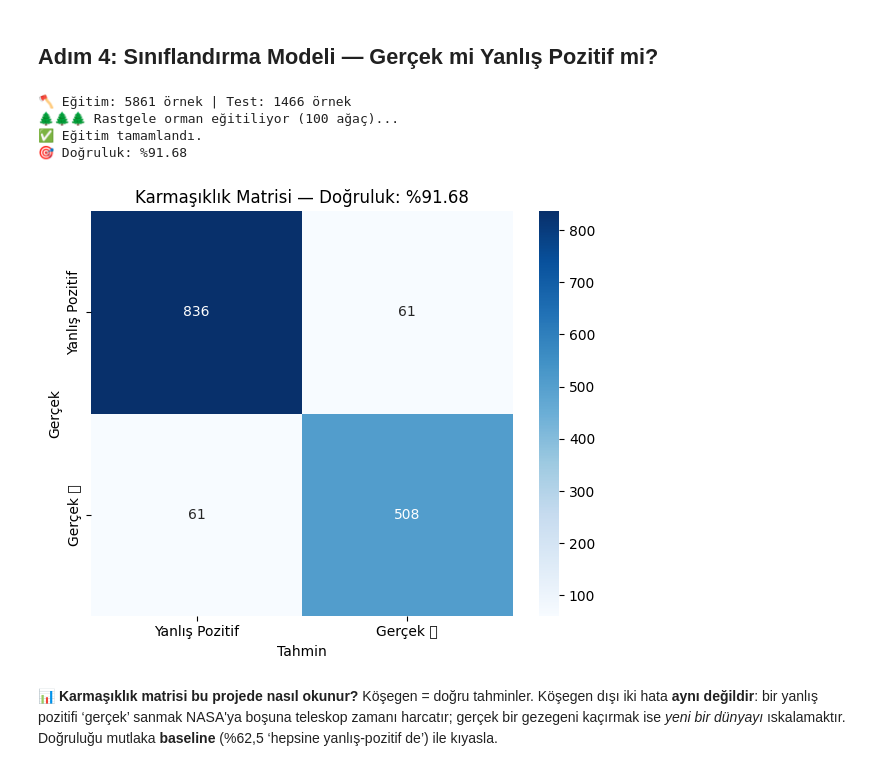
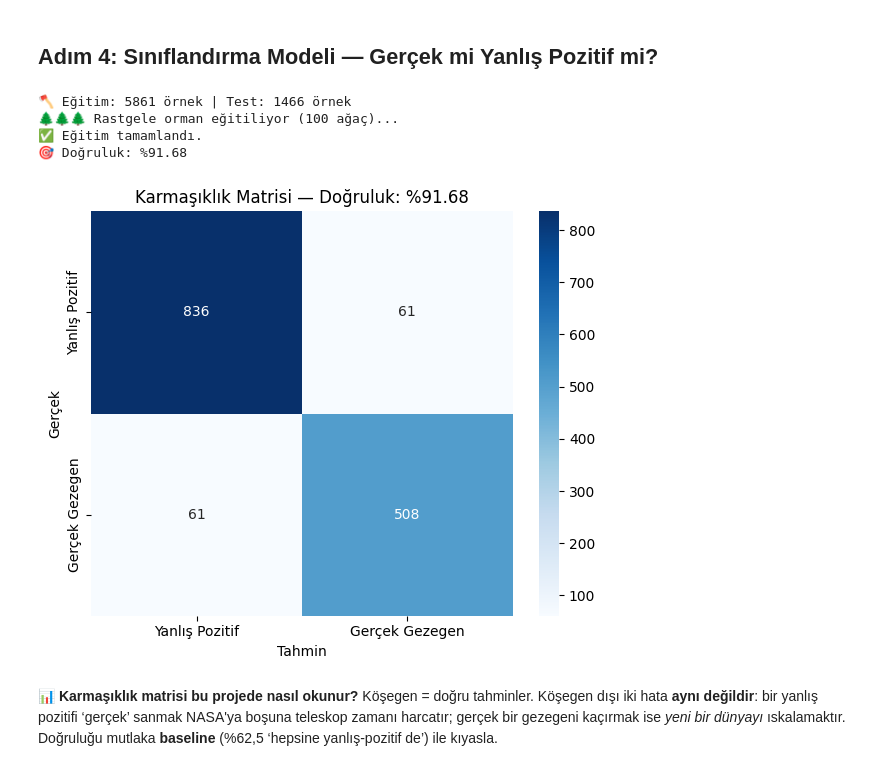
Before and after one commit to GulayBenguUlukaya/STEM_yaz_kampi_2026, a Jupyter notebook: rendered/mini_proje1_uzay.ipynb, the cells around one changed output. Cells and saved outputs as stored; diff of their text form; code cells hidden in the pictures.

```diff
--- a/rendered/mini_proje1_uzay.ipynb
+++ b/rendered/mini_proje1_uzay.ipynb
@@ -207,20 +207,20 @@ dagilim_grafigi(
 # %%
 ozellikler = ['yorunge_periyodu_gun', 'transit_suresi_saat', 'transit_derinligi_ppm',
               'gezegen_yaricap_dunya', 'yildiz_sicakligi_K', 'yildiz_yaricap_gunes',
               'denge_sicakligi_K', 'sinyal_gurultu_orani']
 uzay_clean = uzay.dropna(subset=ozellikler)
 X = uzay_clean[ozellikler]
 y = uzay_clean['gercek_gezegen']
 
 X_egitim, X_test, y_egitim, y_test = egitim_test_bol(X, y)
 model = rastgele_orman_egit(X_egitim, y_egitim)
-dogruluk = model_degerlendir(model, X_test, y_test, sinif_adlari=['Yanlış Pozitif', 'Gerçek 🪐'])
+dogruluk = model_degerlendir(model, X_test, y_test, sinif_adlari=['Yanlış Pozitif', 'Gerçek Gezegen'])
 # %% [output]
 🪓 Eğitim: 5861 örnek | Test: 1466 örnek
 🌲🌲🌲 Rastgele orman eğitiliyor (100 ağaç)...
 ✅ Eğitim tamamlandı.
 🎯 Doğruluk: %91.68
-[figure, old version]
+[figure, new version]
 # %% [markdown]
 📊 **Karmaşıklık matrisi bu projede nasıl okunur?** Köşegen = doğru tahminler. Köşegen dışı iki hata **aynı değildir**: bir yanlış pozitifi ‘gerçek’ sanmak NASA'ya boşuna teleskop zamanı harcatır; gerçek bir gezegeni kaçırmak ise *yeni bir dünyayı* ıskalamaktır. Doğruluğu mutlaka **baseline** (%62,5 ‘hepsine yanlış-pozitif de’) ile kıyasla.
 # %% [markdown]
```
Also changed, not shown: 2 other files.
